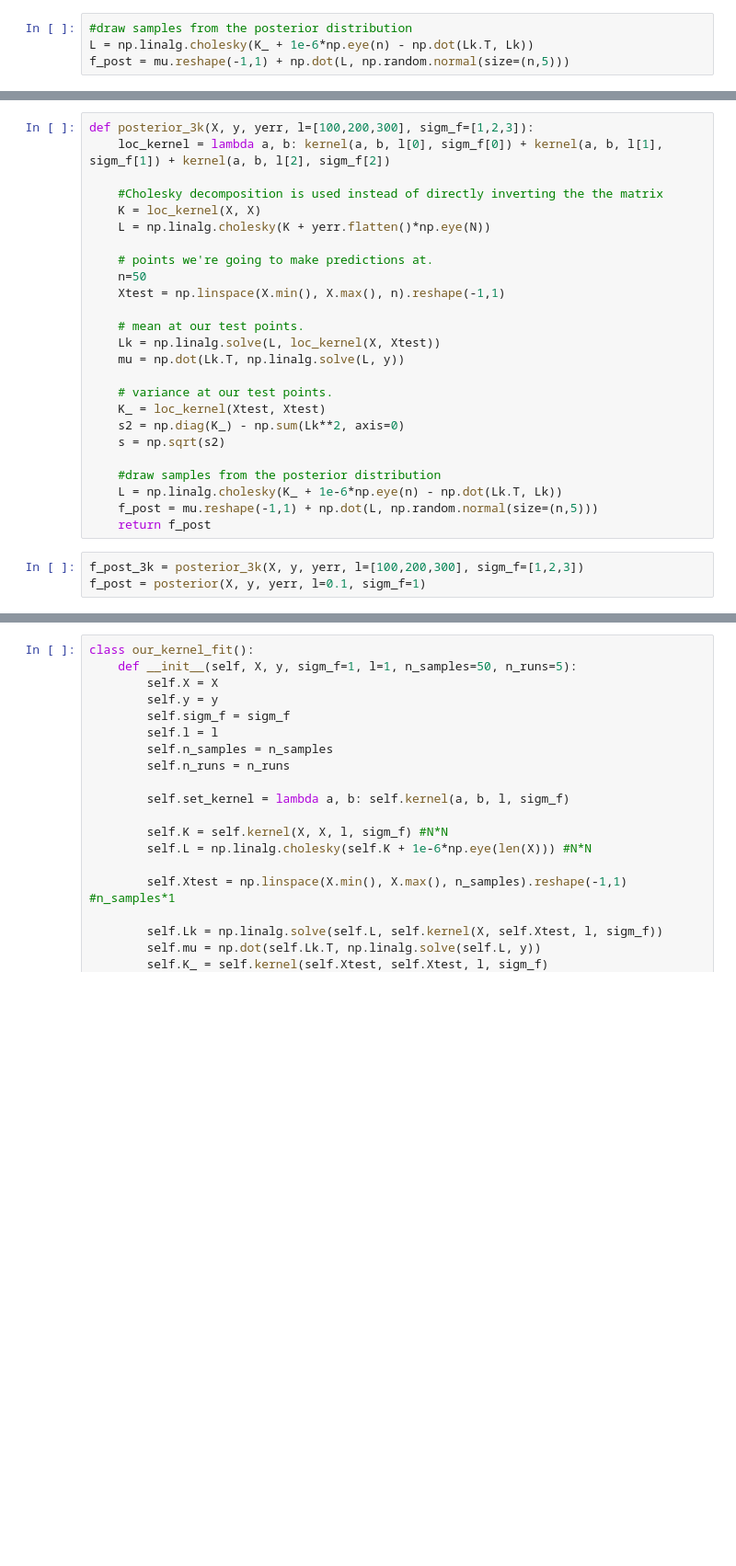
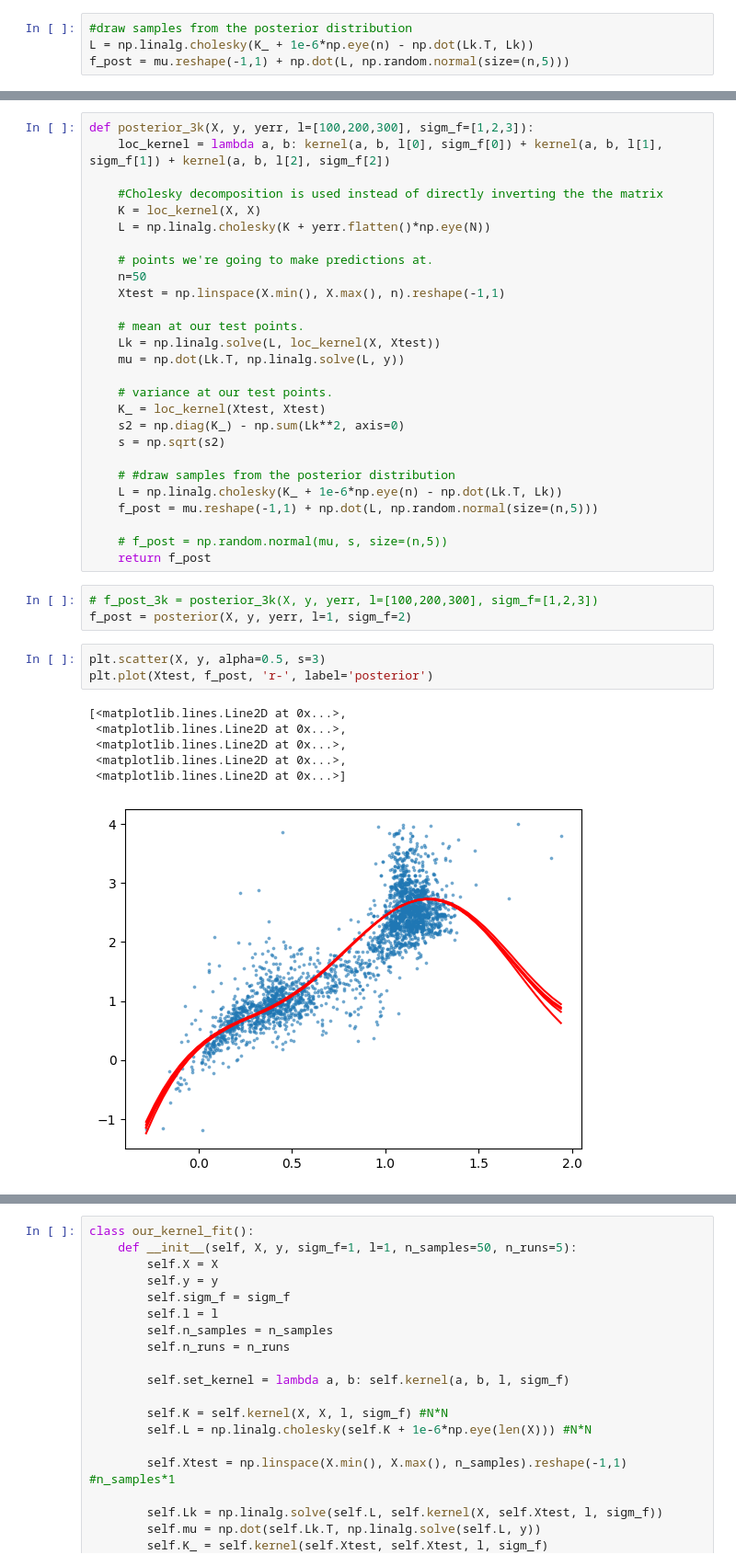
Before and after one commit to CosmicHitchhiker/ds_astro_2026s, a Jupyter notebook: ex5/ex5.ipynb, the cells around one changed output, grey strips where cells are left out. Shown at 92% size. Cells and saved outputs as stored; diff of their text form; blank space fills up the shorter version.

```diff
--- a/ex5/ex5.ipynb
+++ b/ex5/ex5.ipynb
@@ -118,13 +159,25 @@ def posterior_3k(X, y, yerr, l=[100,200,300], sigm_f=[1,2,3]):
     s2 = np.diag(K_) - np.sum(Lk**2, axis=0)
     s = np.sqrt(s2)
 
-    #draw samples from the posterior distribution
+    # #draw samples from the posterior distribution
     L = np.linalg.cholesky(K_ + 1e-6*np.eye(n) - np.dot(Lk.T, Lk))
     f_post = mu.reshape(-1,1) + np.dot(L, np.random.normal(size=(n,5)))
+
+    # f_post = np.random.normal(mu, s, size=(n,5))
     return f_post
 # %%
-f_post_3k = posterior_3k(X, y, yerr, l=[100,200,300], sigm_f=[1,2,3])
-f_post = posterior(X, y, yerr, l=0.1, sigm_f=1)
+# f_post_3k = posterior_3k(X, y, yerr, l=[100,200,300], sigm_f=[1,2,3])
+f_post = posterior(X, y, yerr, l=1, sigm_f=2)
+# %%
+plt.scatter(X, y, alpha=0.5, s=3)
+plt.plot(Xtest, f_post, 'r-', label='posterior')
+# %% [output]
+[<matplotlib.lines.Line2D at 0x...>,
+ <matplotlib.lines.Line2D at 0x...>,
+ <matplotlib.lines.Line2D at 0x...>,
+ <matplotlib.lines.Line2D at 0x...>,
+ <matplotlib.lines.Line2D at 0x...>]
+[figure, added]
 # %%
 l = np.geomspace(0.01, 100, 5)
 sigm_f = np.geomspace(0.01, 100, 5)
```
Also changed, not shown: parts of 13 cells of this notebook.
